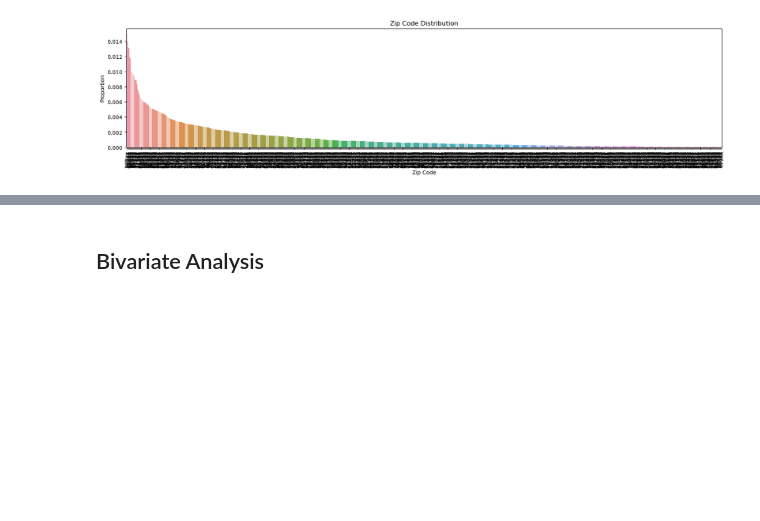
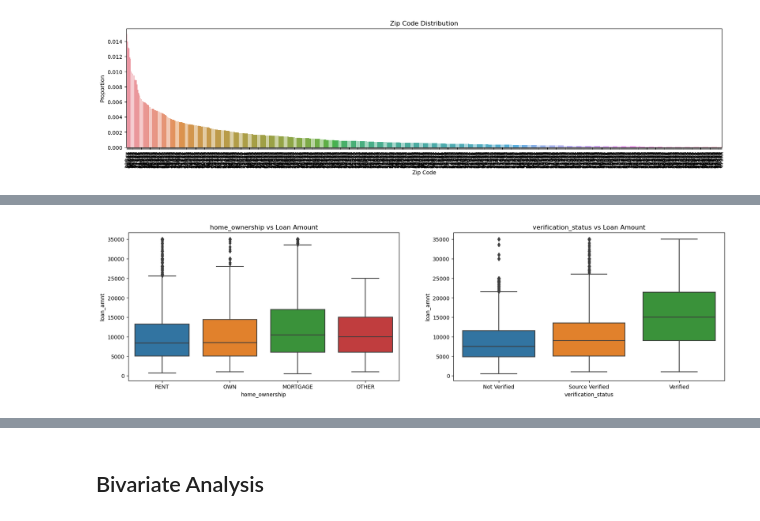
Before and after one commit to mkomera/Lending_ClubCase_Study, a Jupyter notebook: Lending_Club_Case_study.ipynb, the cells around one changed output, grey strips where cells are left out. Drawn from its saved outputs; the diff is of its cells as text; code cells hidden in the pictures; blank space fills up the shorter version.

```diff
--- a/Lending_Club_Case_study.ipynb
+++ b/Lending_Club_Case_study.ipynb
@@ -611,0 +633,13 @@ plt.show()
+# %%
+plt.figure(figsize=(20,5))
+plt.subplot(121)
+sns.boxplot(x='home_ownership', y=data.loan_amnt, data=data)
+plt.title('home_ownership vs Loan Amount')
+plt.subplot(122)
+plt.title('verification_status vs Loan Amount')
+verification_status_ord = data.verification_status.unique()
+verification_status_ord.sort()
+sns.boxplot(x='verification_status', y=data.loan_amnt, order = verification_status_ord, data=data)
+plt.show()
+# %% [output]
+[figure, added]
```
Also changed, not shown: parts of 43 cells of this notebook.
